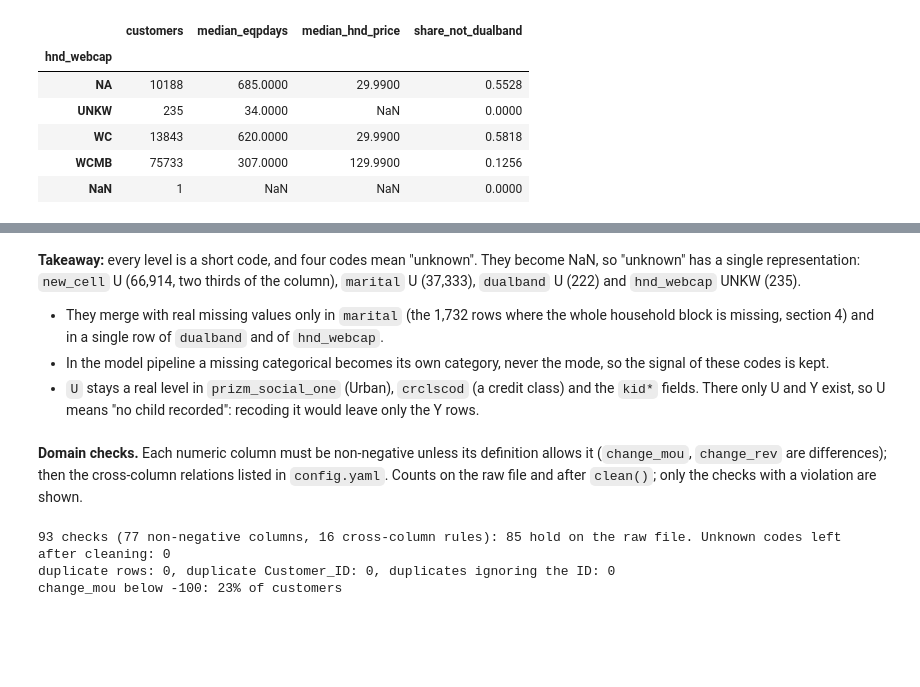
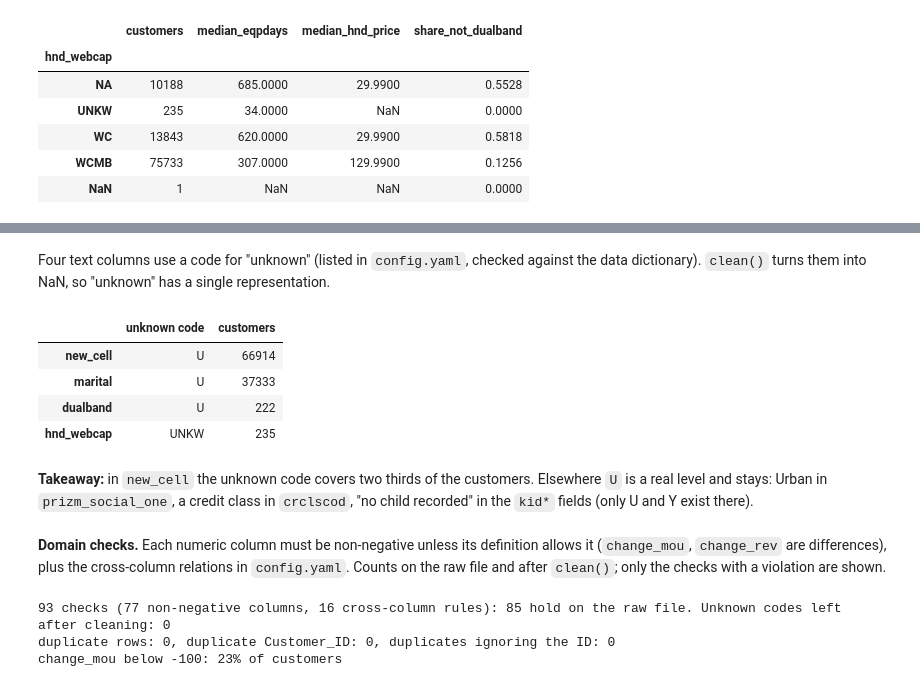
Before and after one commit to mmazzini01/SDG_churn_tech_test, a Jupyter notebook: notebooks/01_eda.ipynb, the cells around one changed output, grey strips where cells are left out. Saved outputs shown, nothing was run; the diff lists cells and outputs as text; code cells hidden in the pictures; blank space fills up the shorter version.

```diff
--- a/notebooks/01_eda.ipynb
+++ b/notebooks/01_eda.ipynb
@@ -94,10 +63,24 @@ pd.DataFrame({
-# %% [markdown]
-**Takeaway:** every level is a short code, and four codes mean "unknown". They become NaN, so "unknown" has a single representation: `new_cell` U (66,914, two thirds of the column), `marital` U (37,333), `dualband` U (222) and `hnd_webcap` UNKW (235).
-- They merge with real missing values only in `marital` (the 1,732 rows where the whole household block is missing, section 4) and in a single row of `dualband` and of `hnd_webcap`.
-- In the model pipeline a missing categorical becomes its own category, never the mode, so the signal of these codes is kept.
-- `U` stays a real level in `prizm_social_one` (Urban), `crclscod` (a credit class) and the `kid*` fields. There only U and Y exist, so U means "no child recorded": recoding it would leave only the Y rows.
+# %% [markdown]
+Four text columns use a code for "unknown" (listed in `config.yaml`, checked against the data dictionary).
+`clean()` turns them into NaN, so "unknown" has a single representation.
+# %%
+codes = cfg["cleaning"]["unknown_codes"]
+pd.DataFrame({"unknown code": {c: ", ".join(v) for c, v in codes.items()},
+              "customers": {c: int(raw[c].isin(v).sum()) for c, v in codes.items()}})
+# %% [output]
+|  | unknown code | customers |
+| new_cell | U | 66914 |
+| marital | U | 37333 |
+| dualband | U | 222 |
+| hnd_webcap | UNKW | 235 |
+# %% [markdown]
+**Takeaway:** in `new_cell` the unknown code covers two thirds of the customers. Elsewhere `U` is a real level and
+stays: Urban in `prizm_social_one`, a credit class in `crclscod`, "no child recorded" in the `kid*` fields (only U and
+Y exist there).
 # %% [markdown]
-**Domain checks.** Each numeric column must be non-negative unless its definition allows it (`change_mou`, `change_rev` are differences); then the cross-column relations listed in `config.yaml`. Counts on the raw file and after `clean()`; only the checks with a violation are shown.
+**Domain checks.** Each numeric column must be non-negative unless its definition allows it (`change_mou`,
+`change_rev` are differences), plus the cross-column relations in `config.yaml`. Counts on the raw file and after
+`clean()`; only the checks with a violation are shown.
 # %%
 clean_df = clean(raw, cfg["cleaning"])
 checks = pd.DataFrame({"raw": eda.conformity_checks(raw, co["allow_negative"], co["rules"]),
```
Also changed, not shown: parts of 77 cells of this notebook, 14 other files.
